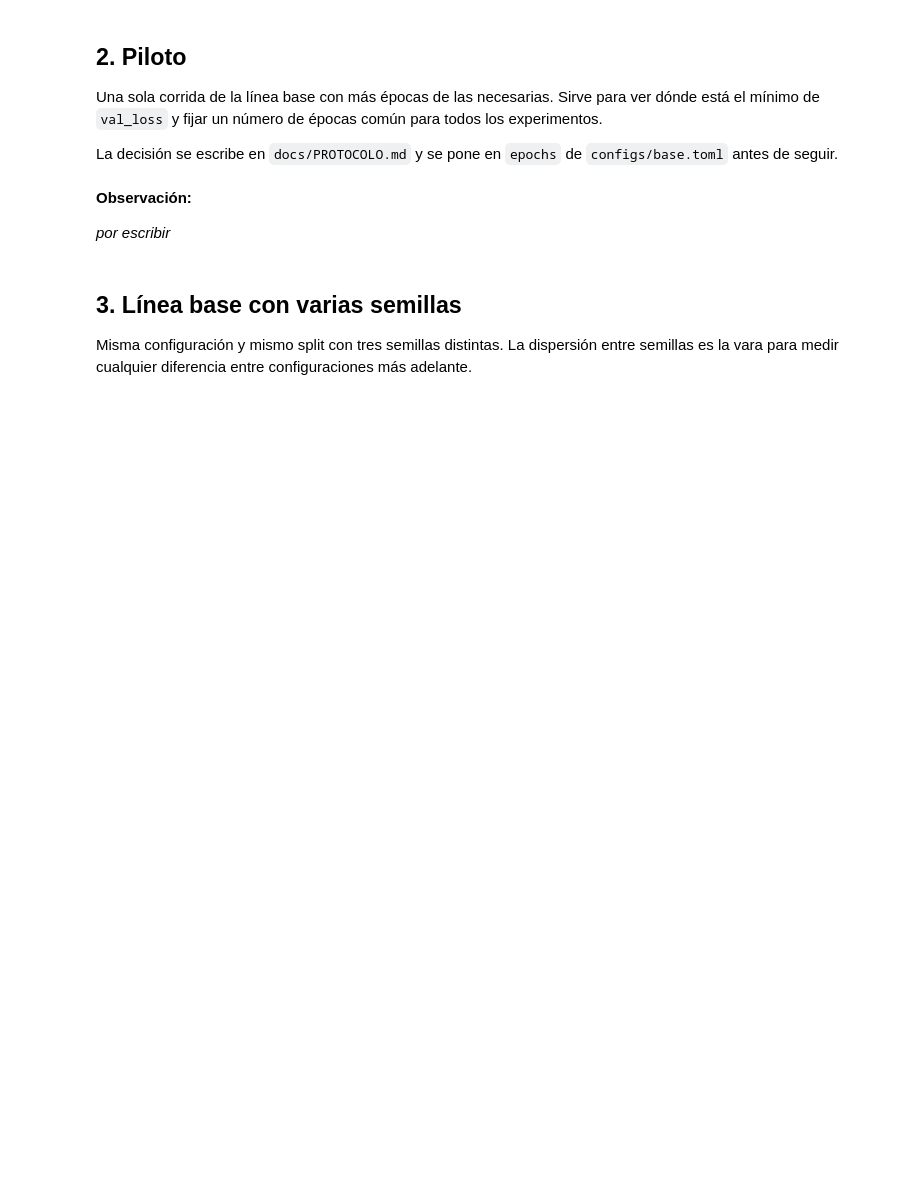
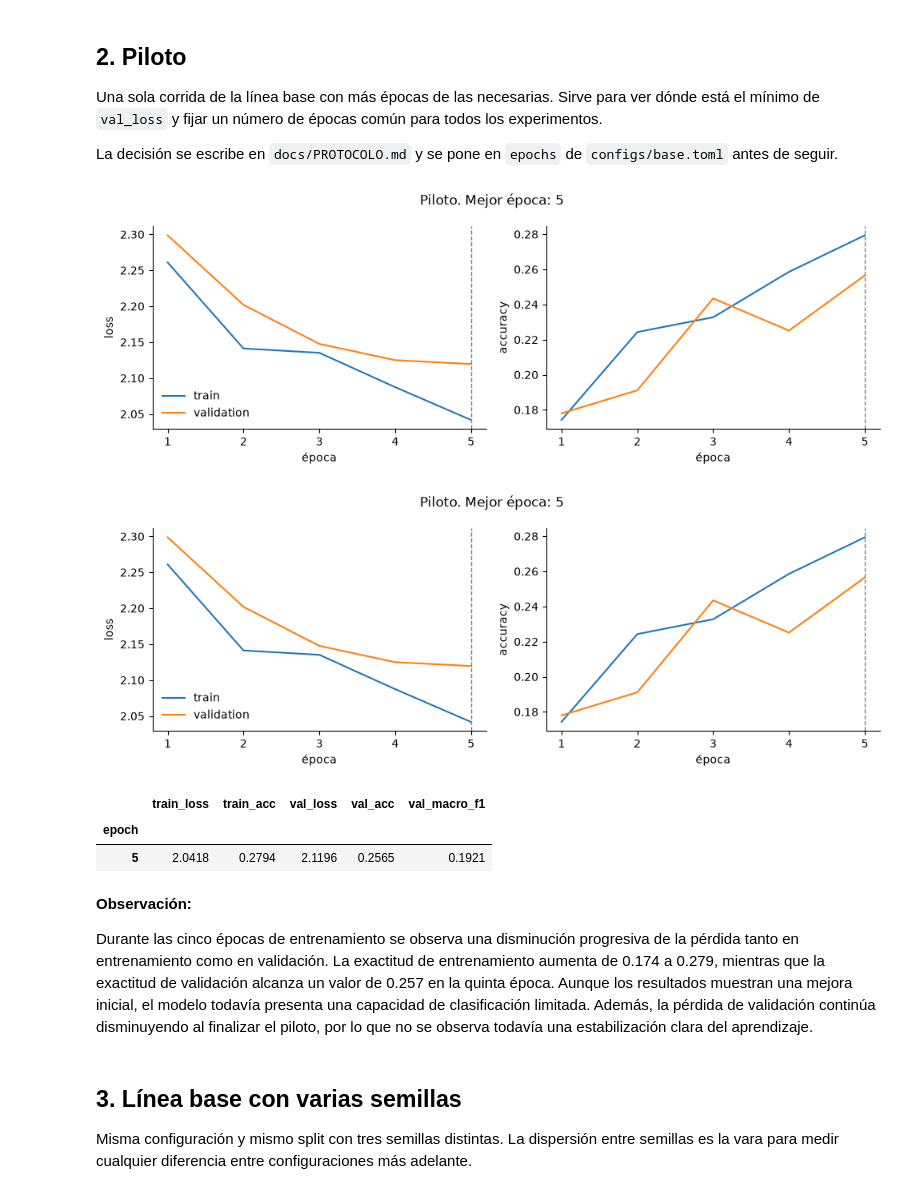
Before and after one commit to Danna-sys/parcial-2-sistemas, a Jupyter notebook: notebooks/02_linea_base.ipynb, the cells around one changed output. Saved outputs shown, nothing was run; the diff lists cells and outputs as text; code cells hidden in the pictures; blank space fills up the shorter version.

```diff
--- a/notebooks/02_linea_base.ipynb
+++ b/notebooks/02_linea_base.ipynb
@@ -51,17 +69,25 @@ Una sola corrida de la línea base con más épocas de las necesarias. Sirve par
 
 La decisión se escribe en `docs/PROTOCOLO.md` y se pone en `epochs` de `configs/base.toml` antes de seguir.
 # %%
-pilot = RunConfig.from_toml(CONFIGS / "piloto.toml")
-pilot_result = run_seeds(pilot, [SEEDS[0]])[0]
-figuras.plot_history(pilot_result.history, f"Piloto. Mejor época: {pilot_result.best_epoch}");
+pilot = RunConfig.from_toml(CONFIGS / "piloto.toml")  # carga la configuración del piloto
+pilot = pilot.with_changes(experiment="piloto_corto")  # usa otro nombre para conservar los resultados anteriores
+pilot_result = run_seeds(pilot, [SEEDS[0]])[0]  # ejecuta cinco épocas con la primera semilla
+figuras.plot_history(pilot_result.history, f"Piloto. Mejor época: {pilot_result.best_epoch}")  # grafica el historial y señala la mejor época
+# %% [output]
+[figure, added]
+[figure, added]
 # %%
-history = pilot_result.history.set_index("epoch")
-marks = sorted({pilot_result.best_epoch, *range(10, pilot.epochs + 1, 10)})
-history.loc[marks, ["train_loss", "train_acc", "val_loss", "val_acc", "val_macro_f1"]].round(4)
+history = pilot_result.history.set_index("epoch")  # organiza el historial usando la época como índice
+marks = sorted({pilot_result.best_epoch, *range(10, pilot.epochs + 1, 10)})  # selecciona la mejor época y las épocas múltiplos de diez
+history.loc[marks, ["train_loss", "train_acc", "val_loss", "val_acc", "val_macro_f1"]].round(4)  # muestra las métricas seleccionadas redondeadas a cuatro decimales
+# %% [output]
+|  | train_loss | train_acc | val_loss | val_acc | val_macro_f1 |
+| epoch |  |  |  |  |  |
+| 5 | 2.0418 | 0.2794 | 2.1196 | 0.2565 | 0.1921 |
 # %% [markdown]
 **Observación:**
 
-*por escribir*
+Durante las cinco épocas de entrenamiento se observa una disminución progresiva de la pérdida tanto en entrenamiento como en validación. La exactitud de entrenamiento aumenta de 0.174 a 0.279, mientras que la exactitud de validación alcanza un valor de 0.257 en la quinta época. Aunque los resultados muestran una mejora inicial, el modelo todavía presenta una capacidad de clasificación limitada. Además, la pérdida de validación continúa disminuyendo al finalizar el piloto, por lo que no se observa todavía una estabilización clara del aprendizaje.
 # %% [markdown]
 ## 3. Línea base con varias semillas
 
```
Also changed, not shown: parts of 20 cells of this notebook, 14 other files.
